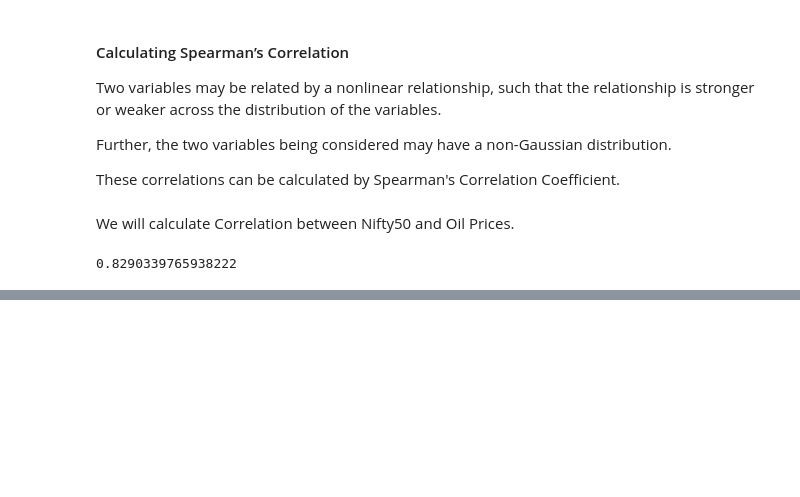
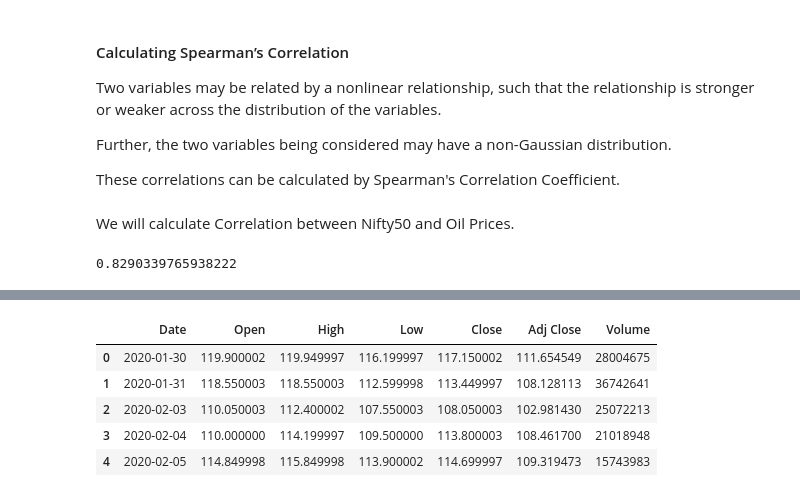
Before and after one commit to vaibhawvipul/financial-markets-analysis-2020, a Jupyter notebook: Analysis of Financial markets after 6 months of COVID-19.ipynb, the cells around one changed output, grey strips where cells are left out. Saved outputs shown, nothing was run; the diff lists cells and outputs as text; code cells hidden in the pictures; blank space fills up the shorter version.

```diff
--- a/Analysis of Financial markets after 6 months of COVID-19.ipynb
+++ b/Analysis of Financial markets after 6 months of COVID-19.ipynb
@@ -348,0 +369,9 @@ corr
+# %%
+ioc_df.head()
+# %% [output]
+|  | Date | Open | High | Low | Close | Adj Close | Volume |
+| 0 | 2020-01-30 | 119.900002 | 119.949997 | 116.199997 | 117.150002 | 111.654549 | 28004675 |
+| 1 | 2020-01-31 | 118.550003 | 118.550003 | 112.599998 | 113.449997 | 108.128113 | 36742641 |
+| 2 | 2020-02-03 | 110.050003 | 112.400002 | 107.550003 | 108.050003 | 102.981430 | 25072213 |
+| 3 | 2020-02-04 | 110.000000 | 114.199997 | 109.500000 | 113.800003 | 108.461700 | 21018948 |
+| 4 | 2020-02-05 | 114.849998 | 115.849998 | 113.900002 | 114.699997 | 109.319473 | 15743983 |
```
Also changed, not shown: parts of 15 cells of this notebook, 3 other files.
